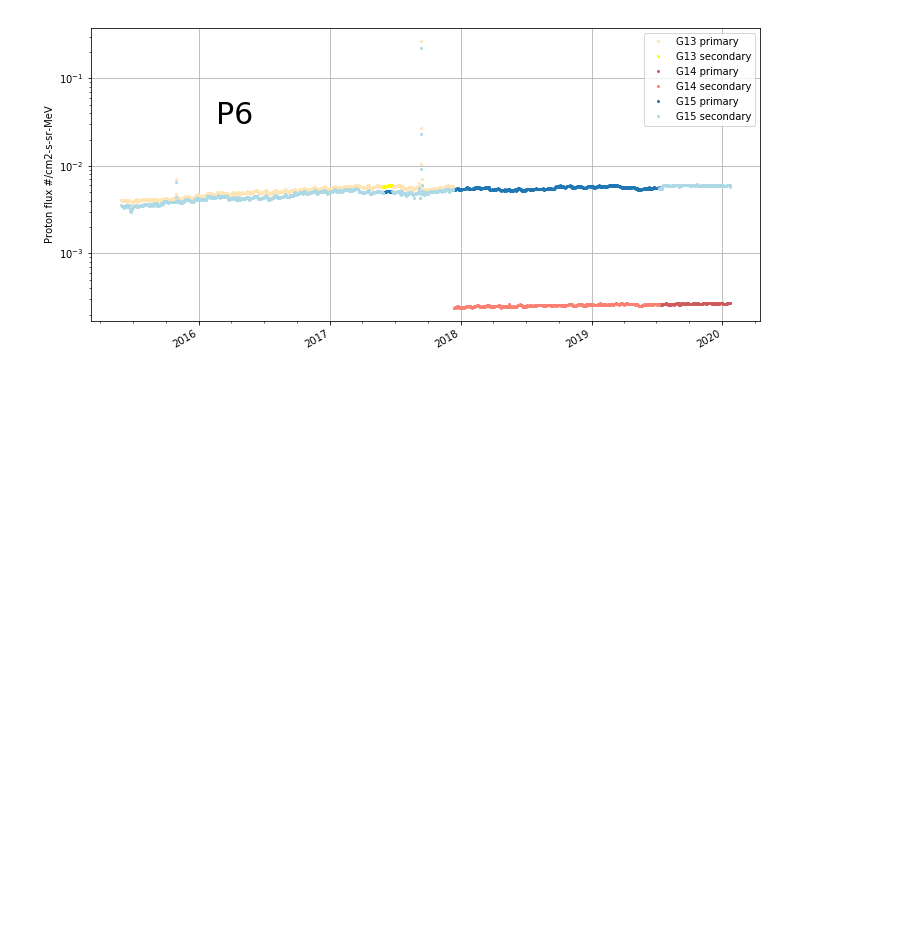
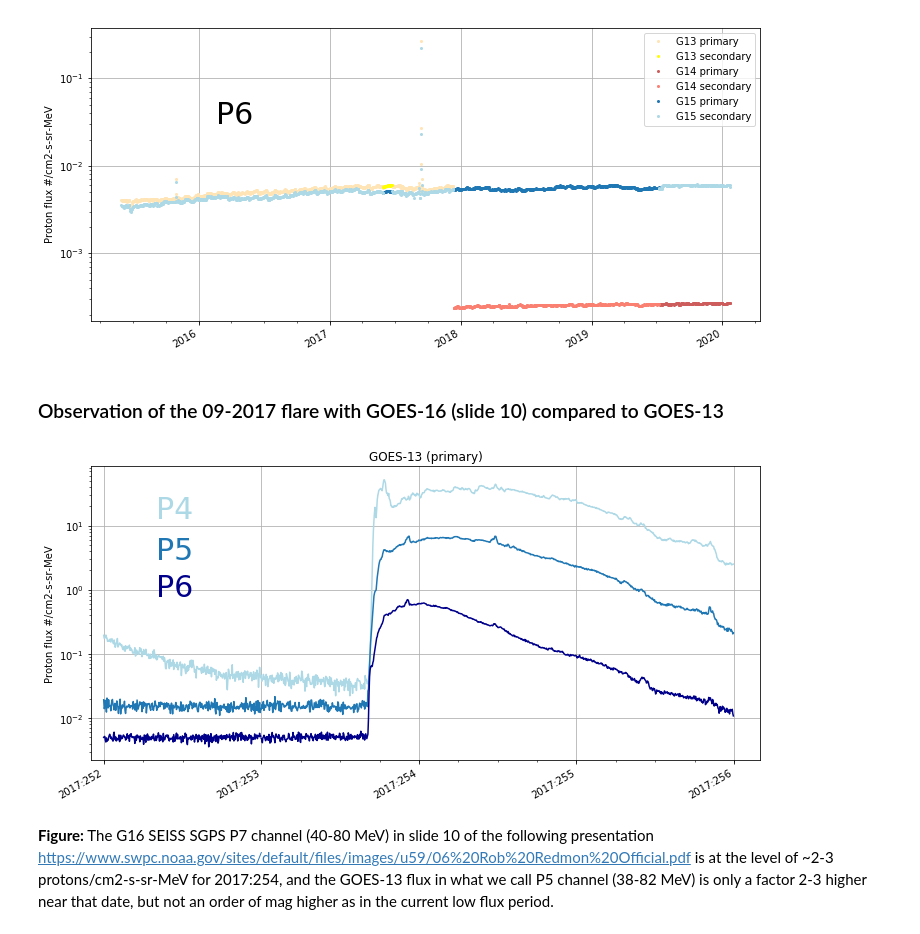
Before and after one commit to chandra-mta/mtanb, a Jupyter notebook: g16-hrc-proxy/goes-14.ipynb, the cells around one changed output. Drawn from its saved outputs; the diff is of its cells as text; code cells hidden in the pictures; blank space fills up the shorter version.

Commit message:
Added comparison of G13 and G16 for the 2017-09 flare

```diff
--- a/g16-hrc-proxy/goes-14.ipynb
+++ b/g16-hrc-proxy/goes-14.ipynb
@@ -221,3 +208,8 @@ plt.text(DateTime('2016:050:00:00:00').plotdate, 0.03, 'P6', fontsize=30, color=
 plt.grid()
 # %% [output]
 [figure]
+# %% [markdown]
+### Observation of the 09-2017 flare with GOES-16 (slide 10) compared to GOES-13
+# %%
+date1 = 20170909
+date2 = 20170913
@@ -223,0 +243,43 @@ plt.grid()
+# %%
+primary = []
+for date in range(date1, date2):
+    local_filename = f"{date}_Gp_pchan_5m.txt"
+    dat = ascii.read(local_filename, data_start=2)
+    dat = Table(dat, names=NAMES)
+    add_date_column(dat)
+    primary.append(dat)
+# %%
+secondary = []
+for date in range(date1, date2):
+    local_filename = f"{date}_Gs_pchan_5m.txt"
+    dat = ascii.read(local_filename, data_start=2)
+    dat = Table(dat, names=NAMES)
+    add_date_column(dat)
+    secondary.append(dat)
+# %%
+t1 = DateTime('2017:251:22:00:00').plotdate
+t2 = DateTime('2017:256:04:00:00').plotdate
+
+plt.figure(figsize=(12, 6))
+# GOES 13, primary
+for dat in primary:
+    plot_cxctime(DateTime(dat['date'], format='fits').secs, dat['P4'], color='lightblue')
+    plot_cxctime(DateTime(dat['date'], format='fits').secs, dat['P5'], color='C0')
+    plot_cxctime(DateTime(dat['date'], format='fits').secs, dat['P6'], color='darkblue')
+# GOES 15
+# for dat in secondary:
+#     plot_cxctime(DateTime(dat['date'], format='fits').secs, dat['P5'], label='G15')
+plt.yscale('log')
+plt.ylabel('Proton flux #/cm2-s-sr-MeV')
+plt.title('GOES-13 (primary)')
+plt.text(DateTime('2017:252:08:00:00').plotdate, 13, 'P4', fontsize=30, color='lightblue')
+plt.text(DateTime('2017:252:08:00:00').plotdate, 3, 'P5', fontsize=30, color='C0')
+plt.text(DateTime('2017:252:08:00:00').plotdate, 0.8, 'P6', fontsize=30, color='darkblue')
+plt.xlim(t1, t2)
+plt.grid()
+# %% [output]
+[figure, added]
+# %% [markdown]
+__Figure:__ The G16 SEISS SGPS P7 channel (40-80 MeV) in slide 10 of the following presentation
+https://www.swpc.noaa.gov/sites/default/files/images/u59/06%20Rob%20Redmon%20Official.pdf
+is at the level of ~2-3 protons/cm2-s-sr-MeV for 2017:254, and the GOES-13 flux in what we call P5 channel (38-82 MeV) is only a factor 2-3 higher near that date, but not an order of mag higher as in the current low flux period.
```
Also changed, not shown: parts of 3 cells of this notebook.
